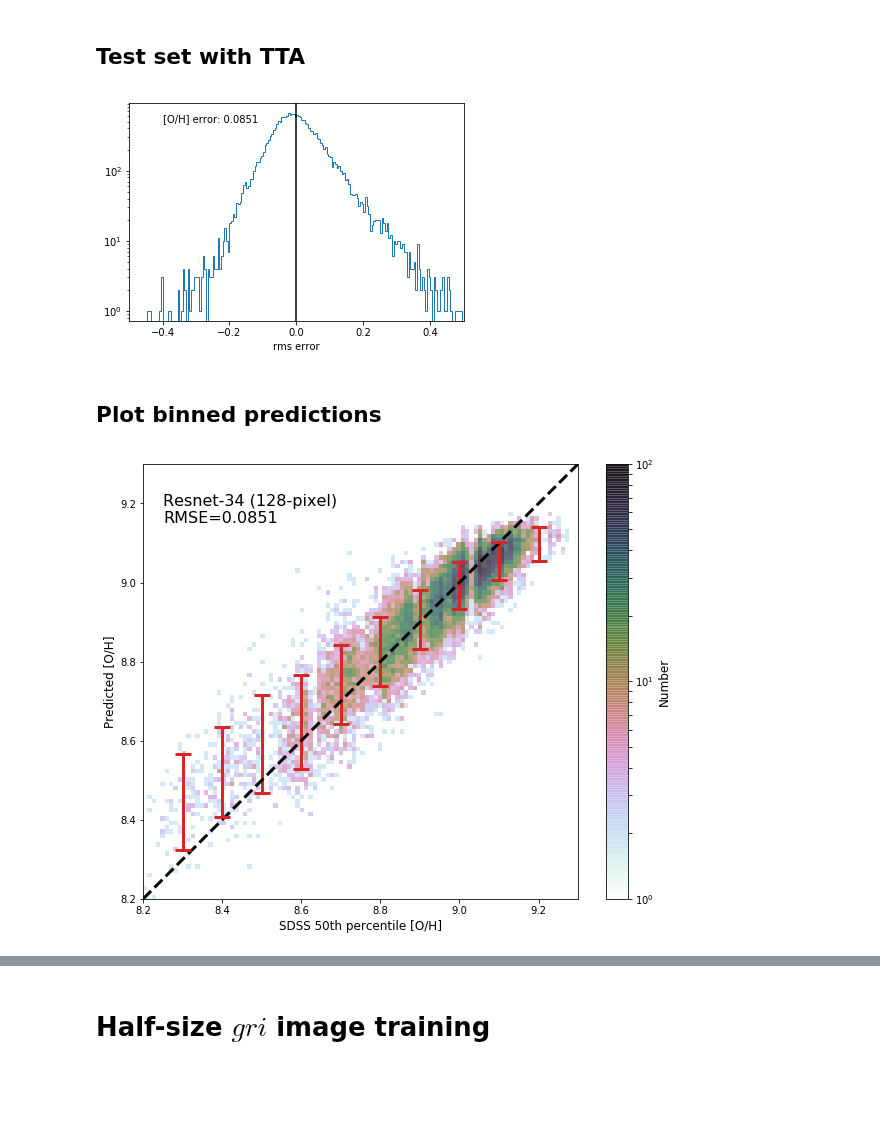
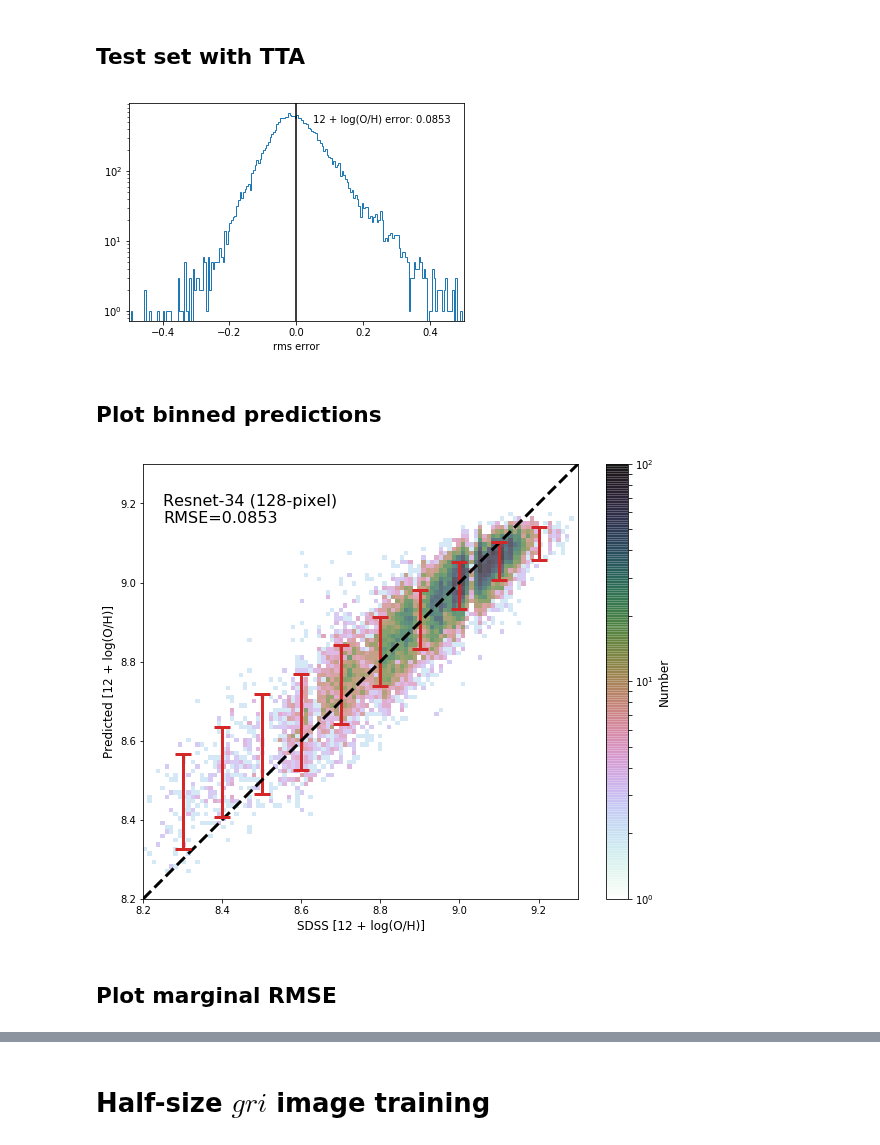
Before and after one commit to jwuphysics/galaxy-cnns, a Jupyter notebook: notebook/10. The effects of resolution.ipynb, the cells around one changed output, grey strips where cells are left out. Saved outputs shown, nothing was run; the diff lists cells and outputs as text; code cells hidden in the pictures; blank space fills up the shorter version.

Commit message:
adding new plots comparing resolution effects
- included new style of plotting which includes marginal RMSE
- saved out plots for possible use in paper

```diff
--- a/notebook/10. The effects of resolution.ipynb
+++ b/notebook/10. The effects of resolution.ipynb
@@ -172,7 +170,8 @@ epoch      trn_loss   val_loss
 # %% [markdown]
 This took ~30 minutes
 # %%
-learn.save(f'resnet34-single_sz{sz}-bs{bs}')
+#learn.save(f'resnet34-single_sz{sz}-bs{bs}')
+learn.load(f'resnet34-single_sz{sz}-bs{bs}')
 # %% [markdown]
 # Evaluate predictions
 # %% [markdown]
@@ -188,14 +187,14 @@ y_test = df_test.loc[test_names].values
 # %%
 rms_errors = np.sqrt(np.mean((p_test - y_test)**2))
 
 plt.hist(p_test[:,0]-y_test[:,0], bins=200, histtype='step', range=[-0.5, 0.5]);
-plt.text(-0.4, 500, f'[O/H] error: {rms_errors:.4f}')
+plt.text(0.05, 500, f'12 + log(O/H) error: {rms_errors:.4f}')
 plt.xlim(-0.5, 0.5)
 plt.axvline(0, c='k')
 plt.yscale('log')
 plt.xlabel('rms error');
 # %% [output]
-[figure, old version]
+[figure, new version]
 # %% [markdown]
 ## Plot binned predictions
 # %%
@@ -214,11 +213,13 @@ ax.errorbar(y_bins, p_means, yerr=p_stds, c='C3', ls='', lw=3, capsize=8, capthi
 
 ax.text(8.25, 9.15, f'Resnet-34 ({sz}-pixel) \n' f'RMSE={rms_errors:.4f}', fontsize=16)
 
-ax.set_xlabel('SDSS 50th percentile [O/H]', fontsize=12)
-ax.set_ylabel('Predicted [O/H]', fontsize=12)
+ax.set_xlabel('SDSS [12 + log(O/H)]', fontsize=12)
+ax.set_ylabel('Predicted [12 + log(O/H)]', fontsize=12)
 cb = fig.colorbar(im);
 cb.set_label('Number', fontsize=12)
 
 fig.savefig(f'{PATH}/results/single-sz{sz}_pred-vs-SDSS.pdf')
 # %% [output]
-[figure, old version]
+[figure, new version]
+# %% [markdown]
+## Plot marginal RMSE
```
Also changed, not shown: parts of 14 cells of this notebook, 4 other files.
